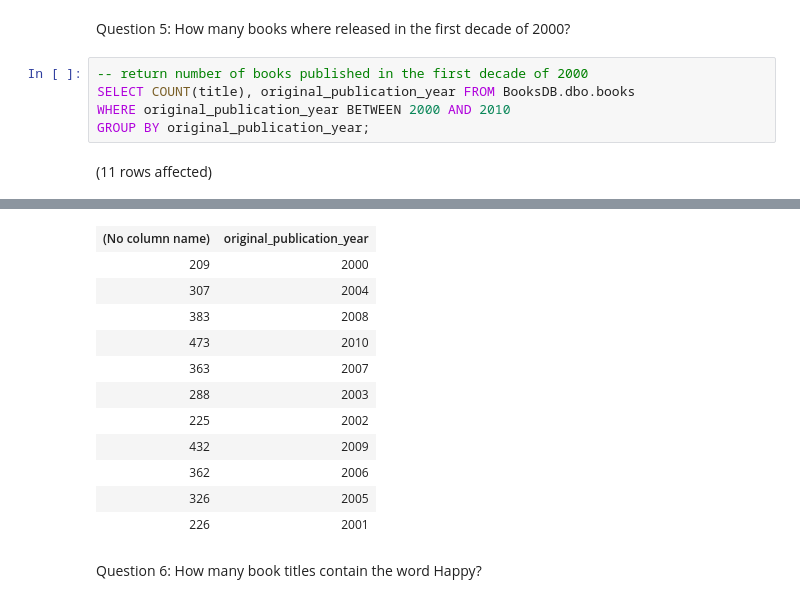
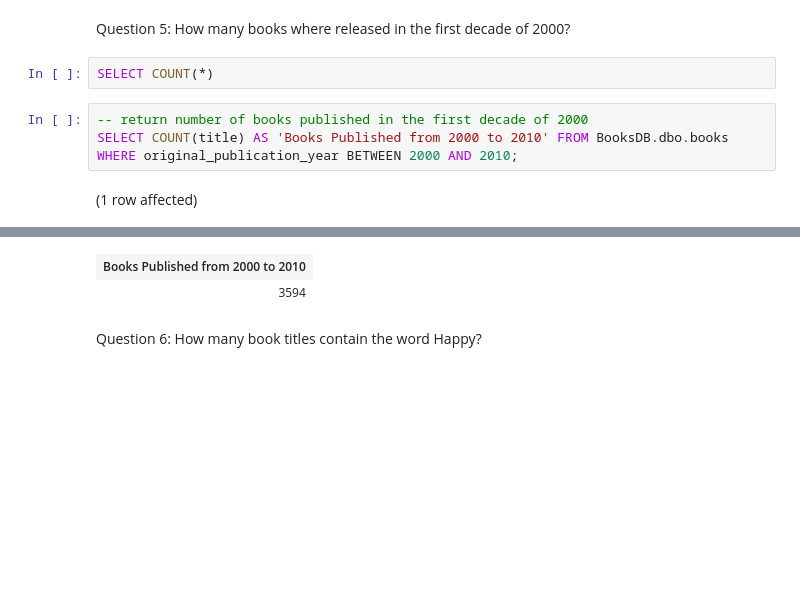
Before and after one commit to ddgar06/SQL-Part-1-Studio, a Jupyter notebook: SQL-Part-1-Studio.ipynb, the cells around one changed output, grey strips where cells are left out. Saved outputs shown, nothing was run; the diff lists cells and outputs as text; blank space fills up the shorter version.

```diff
--- a/SQL-Part-1-Studio.ipynb
+++ b/SQL-Part-1-Studio.ipynb
@@ -110,10 +98,11 @@ Cannot use an aggregate or a subquery in an expression used for the group by lis
 Total execution time: 00:00:00.043
 # %% [markdown]
 Question 5: How many books where released in the first decade of 2000?
+# %%
+SELECT COUNT(*)
 # %%
 -- return number of books published in the first decade of 2000
-SELECT COUNT(title), original_publication_year FROM BooksDB.dbo.books
-WHERE original_publication_year BETWEEN 2000 AND 2010
-GROUP BY original_publication_year;
+SELECT COUNT(title) AS 'Books Published from 2000 to 2010' FROM BooksDB.dbo.books
+WHERE original_publication_year BETWEEN 2000 AND 2010;
 # %% [output]
-(11 rows affected)
+(1 row affected)
@@ -121,15 +110,5 @@ Total execution time: 00:00:00.081
-| (No column name) | original_publication_year |
-| 209 | 2000 |
-| 307 | 2004 |
-| 383 | 2008 |
-| 473 | 2010 |
-| 363 | 2007 |
-| 288 | 2003 |
-| 225 | 2002 |
-| 432 | 2009 |
-| 362 | 2006 |
-| 326 | 2005 |
-| 226 | 2001 |
+| Books Published from 2000 to 2010 |
+| 3594 |
 # %% [markdown]
 Question 6: How many book titles contain the word Happy?
 # %%
```
Also changed, not shown: parts of 14 cells of this notebook.
